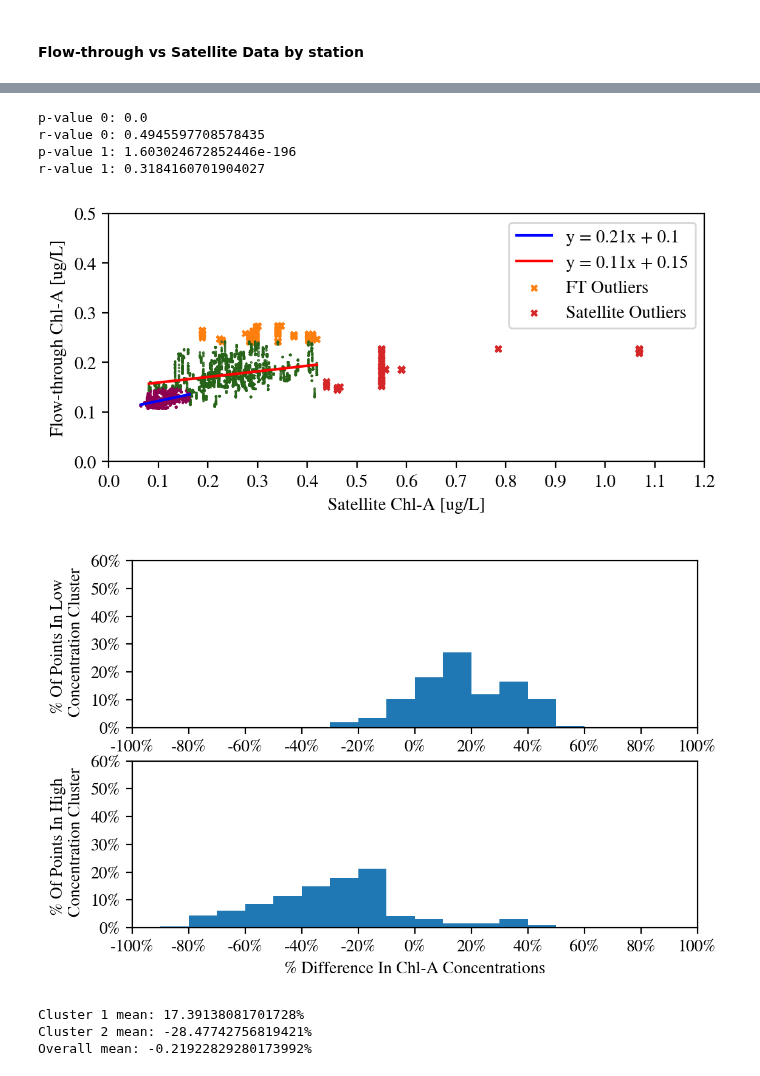
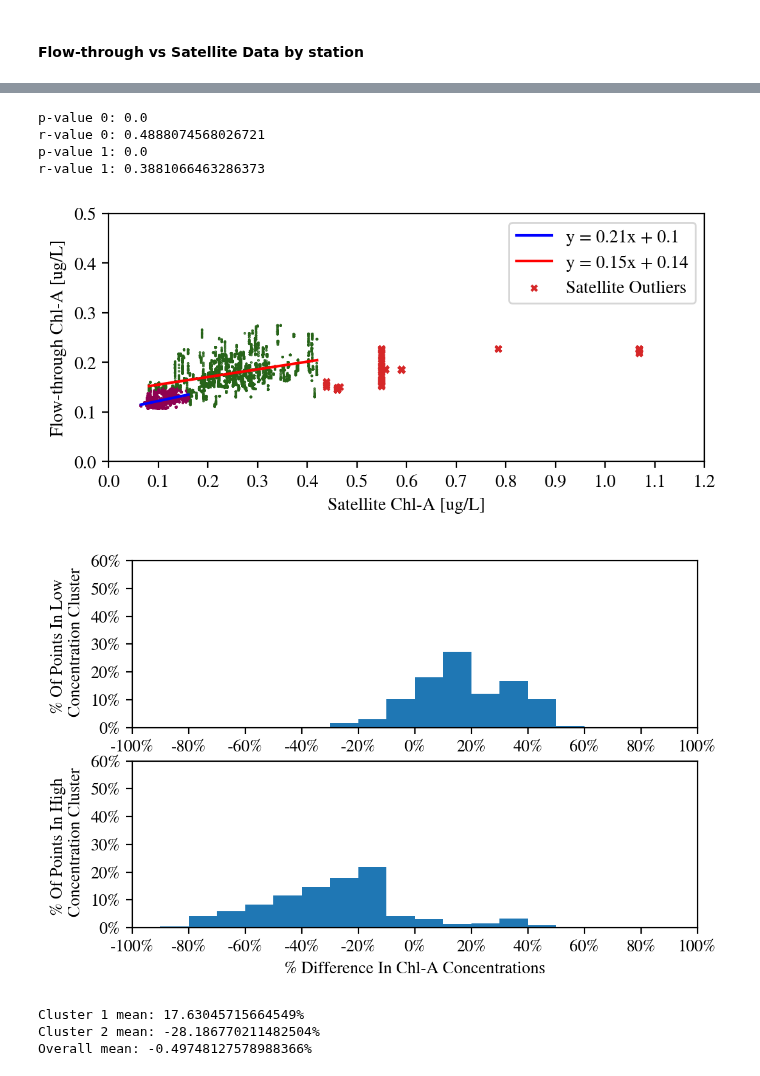
Before and after one commit to AmyPhung/chl-a-comparison, a Jupyter notebook: Revised Figures (Histograms, Satellite Comparisons).ipynb, the cells around one changed output, grey strips where cells are left out. Cells and saved outputs as stored; diff of their text form; code cells hidden in the pictures.

```diff
--- a/Revised Figures (Histograms, Satellite Comparisons).ipynb
+++ b/Revised Figures (Histograms, Satellite Comparisons).ipynb
@@ -136,3 +139,11 @@ compiled_results.insert(10, "New Sat Chl-A", new_sat_data)
 # %%
 ft_pts = compiled_results.dropna()
+# %%
+ft_sat_z_scores = scipy.stats.zscore(ft_pts["New Sat Chl-A"])
+ft_sat_abs_z_scores = np.abs(ft_sat_z_scores)
+ft_sat_filter = ft_sat_abs_z_scores < 3
+
+ft_sat_outliers = ft_pts[~ft_sat_filter]
+
+filtered_ft_pts = ft_pts[ft_sat_filter]
 # %% [markdown]
@@ -140,13 +150,0 @@ ft_pts = compiled_results.dropna()
-# %%
-ft_z_scores = scipy.stats.zscore(ft_pts["Chl-A"])
-ft_abs_z_scores = np.abs(ft_z_scores)
-ft_filter = ft_abs_z_scores < 3
-
-sat_z_scores = scipy.stats.zscore(ft_pts["New Sat Chl-A"])
-sat_abs_z_scores = np.abs(sat_z_scores)
-sat_filter = sat_abs_z_scores < 3
-
-ft_outliers = ft_pts[~ft_filter]
-sat_outliers = ft_pts[~sat_filter]
-
-filtered_ft_pts = ft_pts[ft_filter & sat_filter]
@@ -239,43 +255,39 @@ y1 = y[labels == 1]
 
 ft_sat_line1 = BestFitLine(x1, y1)
 print("p-value 1: " + str(ft_sat_line1.p_value))
 print("r-value 1: " + str(ft_sat_line1.r_value))
 eq1 = "y = " + str(round(ft_sat_line1.slope,2)) + \
       "x + " + str(round(ft_sat_line1.intercept,2))
 
 xp = np.linspace(x1.min(), x1.max(), 100)
 plt.plot(xp, ft_sat_line1.computeY(xp), 'r-', label=eq1)
 
 # Plot Clusters
 plt.scatter(X[:, 0], X[:, 1], c=labels, s=0.2, cmap='PiYG', zorder=2)
 
 plt.axis("equal")
 
 plt.xlabel("Satellite Chl-A [ug/L]")
 plt.ylabel("Flow-through Chl-A [ug/L]")
 
-plt.scatter(ft_outliers["New Sat Chl-A"],
-            ft_outliers["Chl-A"],
-            s=10, c="tab:orange", marker='x', label="FT Outliers")
-
-plt.scatter(sat_outliers["New Sat Chl-A"],
-            sat_outliers["Chl-A"],
+plt.scatter(ft_sat_outliers["New Sat Chl-A"],
+            ft_sat_outliers["Chl-A"],
             s=10, c="tab:red", marker='x', label="Satellite Outliers")
 
 major_ticks = np.arange(0, 1.5, 0.1)
 plt.xticks(major_ticks)
 plt.yticks(major_ticks)
 plt.xlim([0,1.2])
 plt.ylim([0,0.5])
 plt.legend()
 
 plt.gca().set_aspect('equal', adjustable='box')
 # %% [output]
 p-value 0: 0.0
-r-value 0: 0.4945597708578435
-p-value 1: 1.603024672852446e-196
-r-value 1: 0.3184160701904027
+r-value 0: 0.4888074568026721
+p-value 1: 0.0
+r-value 1: 0.3881066463286373
-[figure, old version]
+[figure, new version]
 # %%
 data0 = (y0-x0)/((y0+x0)/2)*100
 data1 = (y1-x1)/((y1+x1)/2)*100
@@ -319,6 +331,6 @@ print("Cluster 2 mean: " + str(data1.mean()) + "%")
 print("Overall mean: " + str(np.append(data0, data1).mean()) + "%")
 # %% [output]
 [figure]
-Cluster 1 mean: 17.39138081701728%
-Cluster 2 mean: -28.47742756819421%
-Overall mean: -0.21922829280173992%
+Cluster 1 mean: 17.63045715664549%
+Cluster 2 mean: -28.186770211482504%
+Overall mean: -0.49748127578988366%
```
Also changed, not shown: parts of 15 cells of this notebook, 2 other files.
